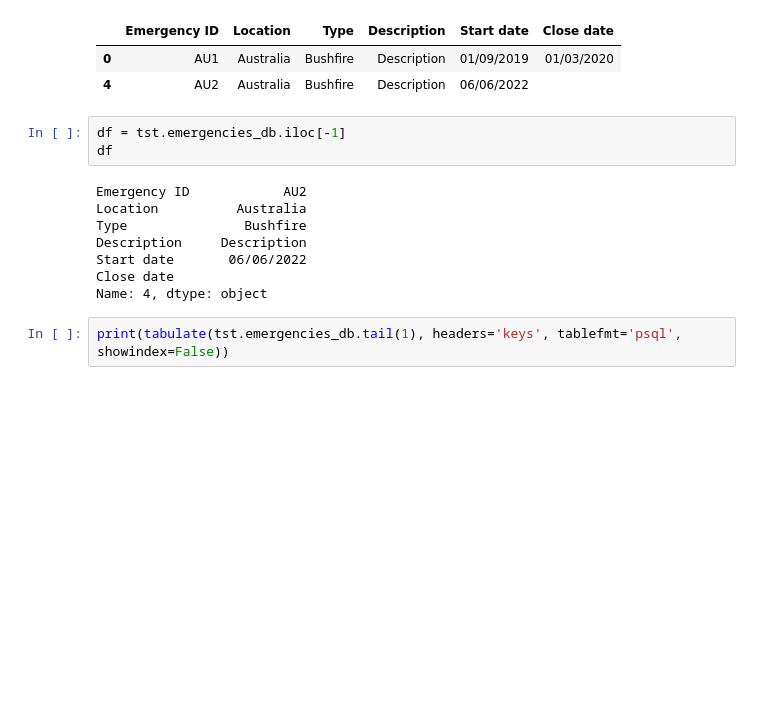
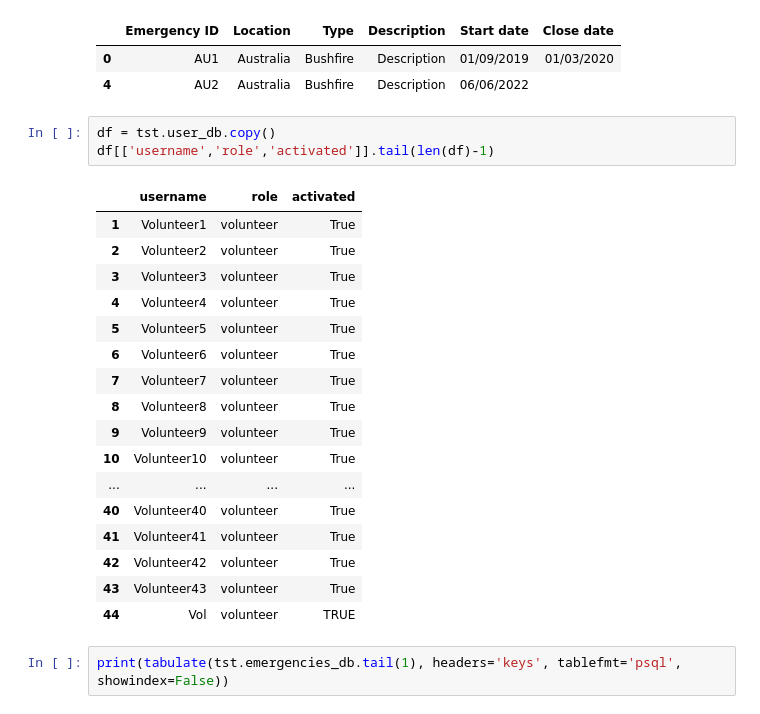
Before and after one commit to KyraCh/introProgramming, a Jupyter notebook: 99test.ipynb, the cells around one changed output. Saved outputs shown, nothing was run; the diff lists cells and outputs as text; blank space fills up the shorter version.

```diff
--- a/99test.ipynb
+++ b/99test.ipynb
@@ -629,17 +629,27 @@ emergency_df.loc[emergency_df['Emergency ID'].str.contains('AU', case=False)]
 |  | Emergency ID | Location | Type | Description | Start date | Close date |
 | 0 | AU1 | Australia | Bushfire | Description | 01/09/2019 | 01/03/2020 |
 | 4 | AU2 | Australia | Bushfire | Description | 06/06/2022 |  |
-# %%
-df = tst.emergencies_db.iloc[-1]
-df
-# %% [output]
-Emergency ID            AU2
-Location          Australia
-Type               Bushfire
-Description     Description
-Start date       06/06/2022
-Close date
-Name: 4, dtype: object
+# %%
+df = tst.user_db.copy()
+df[['username','role','activated']].tail(len(df)-1)
+# %% [output]
+|  | username | role | activated |
+| 1 | Volunteer1 | volunteer | True |
+| 2 | Volunteer2 | volunteer | True |
+| 3 | Volunteer3 | volunteer | True |
+| 4 | Volunteer4 | volunteer | True |
+| 5 | Volunteer5 | volunteer | True |
+| 6 | Volunteer6 | volunteer | True |
+| 7 | Volunteer7 | volunteer | True |
+| 8 | Volunteer8 | volunteer | True |
+| 9 | Volunteer9 | volunteer | True |
+| 10 | Volunteer10 | volunteer | True |
+| ... | ... | ... | ... |
+| 40 | Volunteer40 | volunteer | True |
+| 41 | Volunteer41 | volunteer | True |
+| 42 | Volunteer42 | volunteer | True |
+| 43 | Volunteer43 | volunteer | True |
+| 44 | Vol | volunteer | TRUE |
 # %%
 print(tabulate(tst.emergencies_db.tail(1), headers='keys', tablefmt='psql', showindex=False))
 # %% [output]
```
Also changed, not shown: 2 other files.
